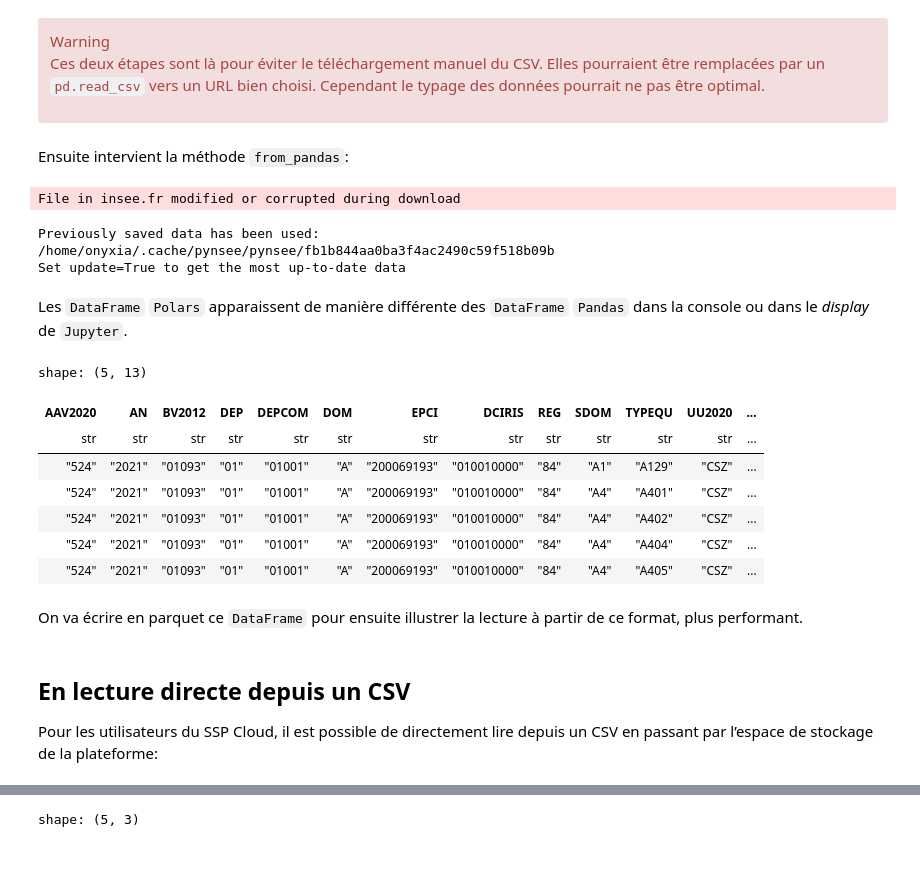
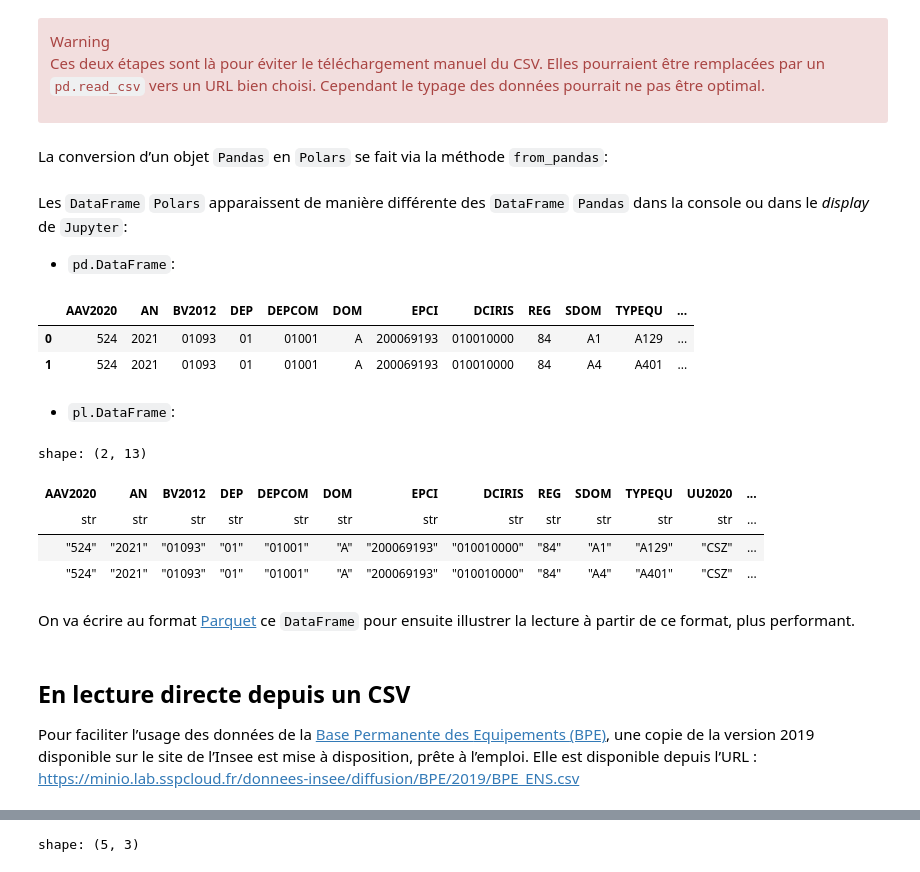
Before and after one commit to romaintailhurat/miscbooks, a Jupyter notebook: polars-tuto.ipynb, the cells around one changed output, grey strips where cells are left out. Drawn from its saved outputs; the diff is of its cells as text; code cells hidden in the pictures.

```diff
--- a/polars-tuto.ipynb
+++ b/polars-tuto.ipynb
@@ -75,13 +99,6 @@ Elles pourraient être remplacées par un `pd.read_csv` vers un URL bien
 choisi. Cependant le typage des données pourrait ne pas être optimal.
 
 </div>
-# %% [markdown]
-Ensuite intervient la méthode `from_pandas`:
-# %%
-pandas_df_bpe = download_file("BPE_ENS") # pynsee renvoie un dataframe pandas
-df = pl.from_pandas(pandas_df_bpe)
-# %% [output]
-File in insee.fr modified or corrupted during download
-Previously saved data has been used:
-/home/onyxia/.cache/pynsee/pynsee/fb1b844aa0ba3f4ac2490c59f518b09b
-Set update=True to get the most up-to-date data
+# %% [markdown]
+La conversion d’un objet `Pandas` en `Polars` se fait via la méthode
+`from_pandas`:
@@ -88,25 +107,37 @@ Set update=True to get the most up-to-date data
 # %% [markdown]
 Les `DataFrame` `Polars` apparaissent de manière différente des
-`DataFrame` `Pandas` dans la console ou dans le *display* de `Jupyter`.
+`DataFrame` `Pandas` dans la console ou dans le *display* de `Jupyter`:
+
+-   `pd.DataFrame`:
+# %%
+pandas_df_bpe.head(2)
+# %% [output]
+|  | AAV2020 | AN | BV2012 | DEP | DEPCOM | DOM | EPCI | DCIRIS | REG | SDOM | TYPEQU | ... |
+| 0 | 524 | 2021 | 01093 | 01 | 01001 | A | 200069193 | 010010000 | 84 | A1 | A129 | ... |
+| 1 | 524 | 2021 | 01093 | 01 | 01001 | A | 200069193 | 010010000 | 84 | A4 | A401 | ... |
+# %% [markdown]
+-   `pl.DataFrame`:
 # %%
-df.head(5)
+df.head(2)
 # %% [output]
-shape: (5, 13)
+shape: (2, 13)
 | AAV2020 | AN | BV2012 | DEP | DEPCOM | DOM | EPCI | DCIRIS | REG | SDOM | TYPEQU | UU2020 | ... |
 | str | str | str | str | str | str | str | str | str | str | str | str | ... |
 | "524" | "2021" | "01093" | "01" | "01001" | "A" | "200069193" | "010010000" | "84" | "A1" | "A129" | "CSZ" | ... |
 | "524" | "2021" | "01093" | "01" | "01001" | "A" | "200069193" | "010010000" | "84" | "A4" | "A401" | "CSZ" | ... |
-| "524" | "2021" | "01093" | "01" | "01001" | "A" | "200069193" | "010010000" | "84" | "A4" | "A402" | "CSZ" | ... |
-| "524" | "2021" | "01093" | "01" | "01001" | "A" | "200069193" | "010010000" | "84" | "A4" | "A404" | "CSZ" | ... |
-| "524" | "2021" | "01093" | "01" | "01001" | "A" | "200069193" | "010010000" | "84" | "A4" | "A405" | "CSZ" | ... |
 # %% [markdown]
-On va écrire en parquet ce `DataFrame` pour ensuite illustrer la lecture
-à partir de ce format, plus performant.
+On va écrire au format
+[Parquet](https://pythonds.linogaliana.fr/reads3/) ce `DataFrame` pour
+ensuite illustrer la lecture à partir de ce format, plus performant.
 # %%
 df.write_parquet("bpe.parquet")
-# %% [markdown]
-## En lecture directe depuis un CSV
-
-Pour les utilisateurs du SSP Cloud, il est possible de directement lire
-depuis un CSV en passant par l’espace de stockage de la plateforme:
+# %% [markdown]
+## En lecture directe depuis un CSV
+
+Pour faciliter l’usage des données de la [Base Permanente des
+Equipements
+(BPE)](https://www.insee.fr/fr/metadonnees/source/serie/s1161), une
+copie de la version 2019 disponible sur le site de l’Insee est mise à
+disposition, prête à l’emploi. Elle est disponible depuis l’URL :
+https://minio.lab.sspcloud.fr/donnees-insee/diffusion/BPE/2019/BPE_ENS.csv
 # %%
```
Also changed, not shown: parts of 43 cells of this notebook, 1 other file.
